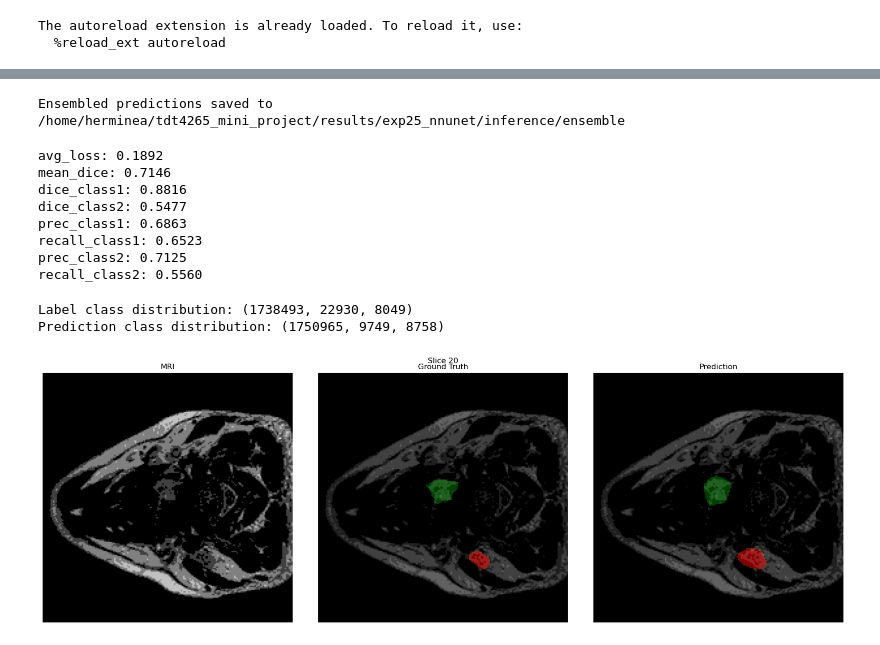
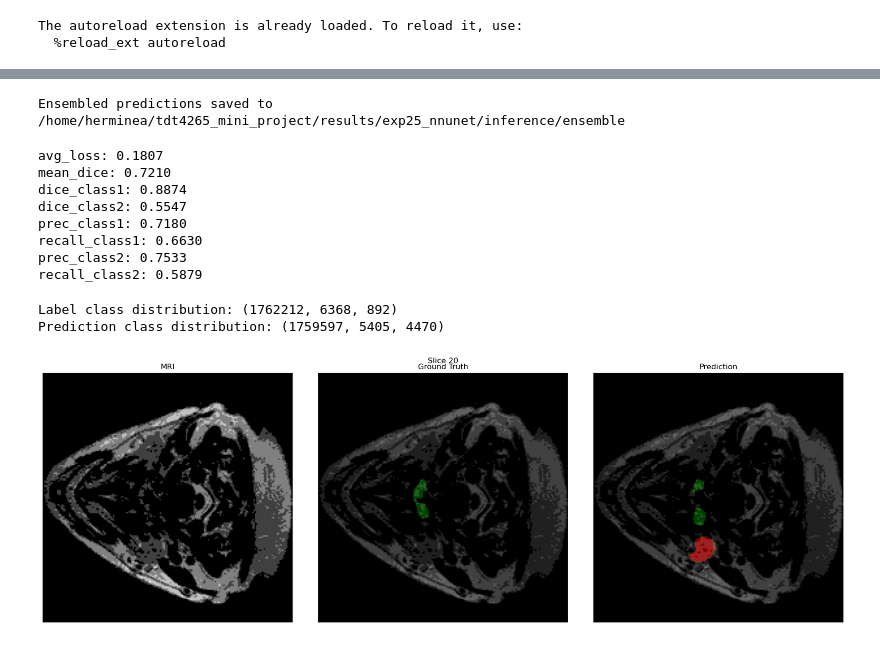
Before and after one commit to herminega/tdt4265_mini_project, a Jupyter notebook: notebooks/inference.ipynb, the cells around one changed output, grey strips where cells are left out. Cells and saved outputs as stored; diff of their text form; code cells hidden in the pictures.

```diff
--- a/notebooks/inference.ipynb
+++ b/notebooks/inference.ipynb
@@ -54,6 +54,6 @@ recall_class2: 0.7157
 # %%
 # Ensemble
-CKPT_GLOB = str(ROOT / "results" / exp / "fold[0-3]" / "checkpoints" / "best.ckpt")
+CKPT_GLOB = str(ROOT / "results" / exp / "fold*" / "checkpoints" / "best.ckpt")
 OUT_ENS   = ROOT / "results" / exp / "inference" / "ensemble"
 
 # run inference and grab model + loader
@@ -64,20 +64,20 @@ for key, value in metrics_ens.items():
     print(f"{key}: {value:.4f}")
 # %% [output]
 Ensembled predictions saved to /home/herminea/tdt4265_mini_project/results/exp25_nnunet/inference/ensemble
-avg_loss: 0.1892
-mean_dice: 0.7146
-dice_class1: 0.8816
-dice_class2: 0.5477
-prec_class1: 0.6863
-recall_class1: 0.6523
-prec_class2: 0.7125
-recall_class2: 0.5560
+avg_loss: 0.1807
+mean_dice: 0.7210
+dice_class1: 0.8874
+dice_class2: 0.5547
+prec_class1: 0.7180
+recall_class1: 0.6630
+prec_class2: 0.7533
+recall_class2: 0.5879
 # %%
 # Visualize
-visualize_slices(f"{OUT_ENS}/image_3.nii.gz",
-                 f"{OUT_ENS}/label_3.nii.gz",
-                 f"{OUT_ENS}/prediction_3.nii.gz", slice_idx=20)
+visualize_slices(f"{OUT_ENS}/image_10.nii.gz",
+                 f"{OUT_ENS}/label_10.nii.gz",
+                 f"{OUT_ENS}/prediction_10.nii.gz", slice_idx=20)
 # %% [output]
-Label class distribution: (1738493, 22930, 8049)
-Prediction class distribution: (1750965, 9749, 8758)
+Label class distribution: (1762212, 6368, 892)
+Prediction class distribution: (1759597, 5405, 4470)
-[figure, old version]
+[figure, new version]
```
Also changed, not shown: parts of 1 cell of this notebook, 1 other file.
